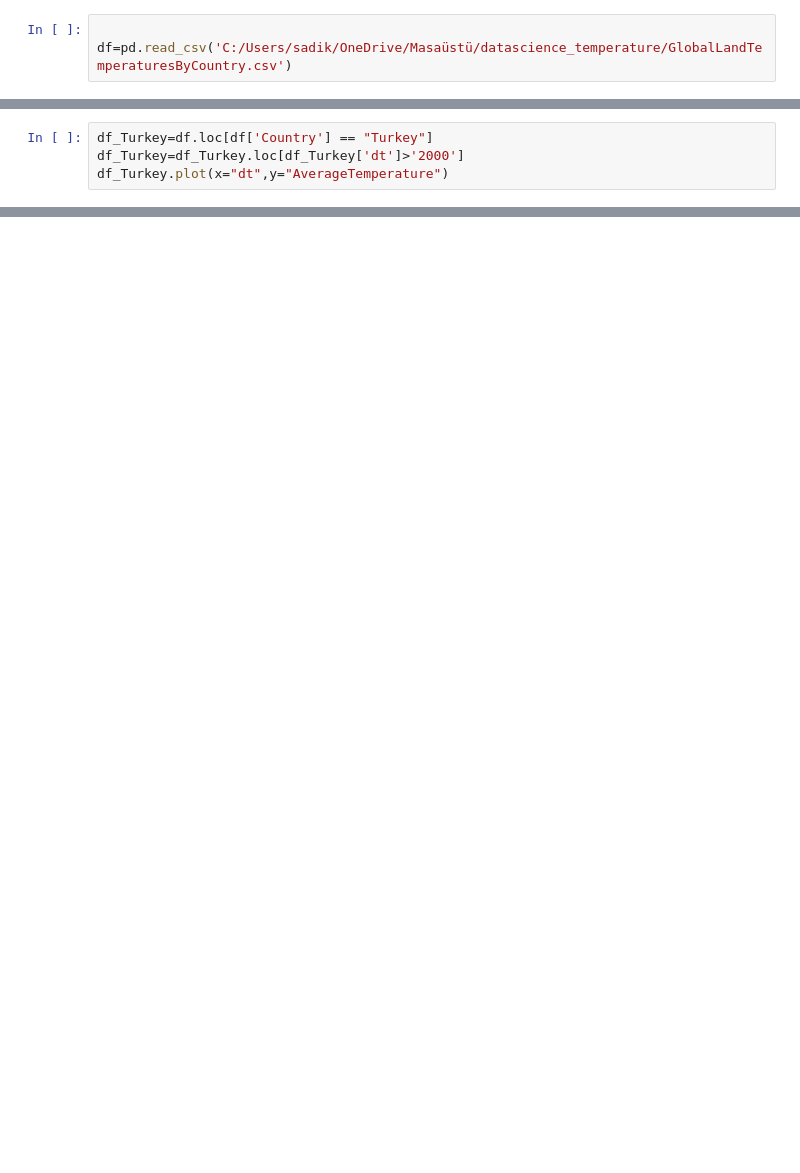
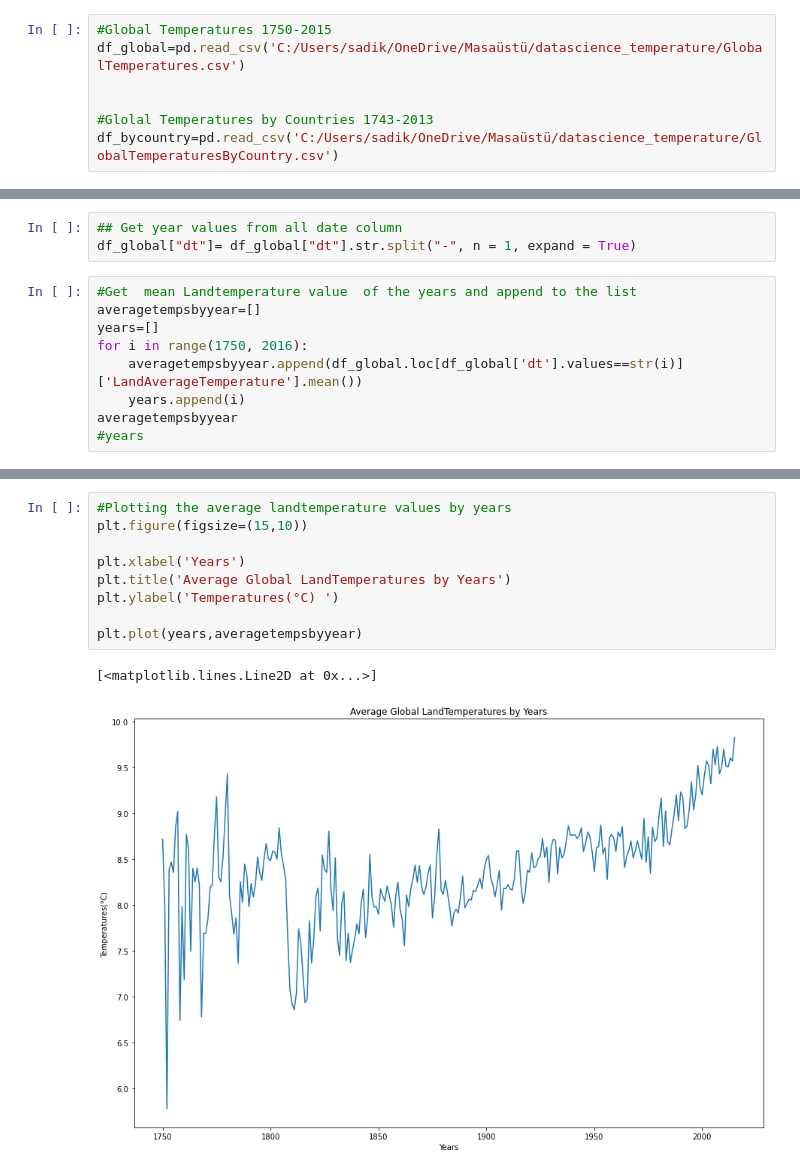
Before and after one commit to busranur-sr/ClimateChange, a Jupyter notebook: GlobalTemperatures.ipynb, the cells around one changed output, grey strips where cells are left out. Cells and saved outputs as stored; diff of their text form; blank space fills up the shorter version.

Commit message:
Updated Global Land Temperatures

```diff
--- a/GlobalTemperatures.ipynb
+++ b/GlobalTemperatures.ipynb
@@ -4,4 +7,8 @@ from datetime import datetime
 # %%
+#Global Temperatures 1750-2015
+df_global=pd.read_csv('C:/Users/sadik/OneDrive/Masaüstü/datascience_temperature/GlobalTemperatures.csv')
 
-df=pd.read_csv('C:/Users/sadik/OneDrive/Masaüstü/datascience_temperature/GlobalLandTemperaturesByCountry.csv')
+
+#Glolal Temperatures by Countries 1743-2013
+df_bycountry=pd.read_csv('C:/Users/sadik/OneDrive/Masaüstü/datascience_temperature/GlobalTemperaturesByCountry.csv')
 # %%
@@ -32,5 +43,13 @@ ValueError: invalid literal for int() with base 10: '1743-11-01'
+# %%
+## Get year values from all date column
+df_global["dt"]= df_global["dt"].str.split("-", n = 1, expand = True)
 # %%
-df_Turkey=df.loc[df['Country'] == "Turkey"]
-df_Turkey=df_Turkey.loc[df_Turkey['dt']>'2000']
-df_Turkey.plot(x="dt",y="AverageTemperature")
+#Get  mean Landtemperature value  of the years and append to the list
+averagetempsbyyear=[]
+years=[]
+for i in range(1750, 2016):
+    averagetempsbyyear.append(df_global.loc[df_global['dt'].values==str(i)]['LandAverageTemperature'].mean())
+    years.append(i)
+averagetempsbyyear
+#years
 # %% [output]
@@ -38,0 +73,12 @@ df_Turkey.plot(x="dt",y="AverageTemperature")
+# %%
+#Plotting the average landtemperature values by years
+plt.figure(figsize=(15,10))
+
+plt.xlabel('Years')
+plt.title('Average Global LandTemperatures by Years')
+plt.ylabel('Temperatures(°C) ')
+
+plt.plot(years,averagetempsbyyear)
+# %% [output]
+[<matplotlib.lines.Line2D at 0x...>]
+[figure, added]
```
Also changed, not shown: parts of 7 cells of this notebook.
